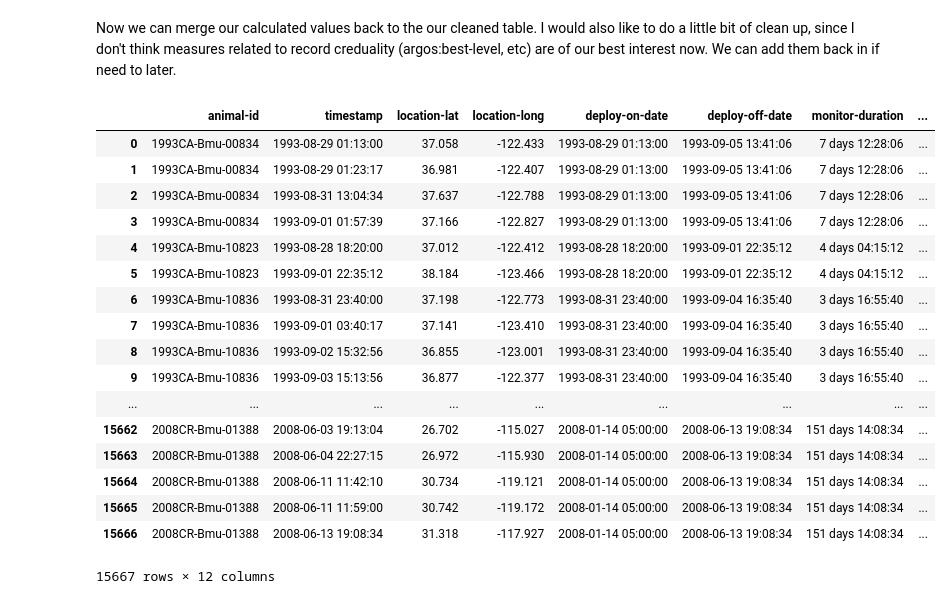
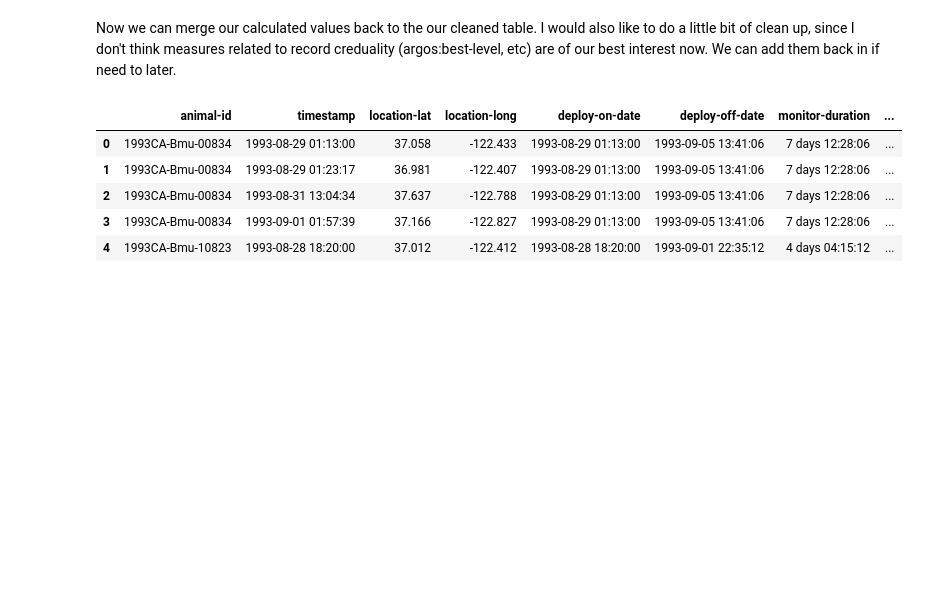
Before and after one commit to gigglypear/movebank_explore, a Jupyter notebook: code/Movebank Data Analysis Attempt.ipynb, the cells around one changed output. Drawn from its saved outputs; the diff is of its cells as text; code cells hidden in the pictures; blank space fills up the shorter version.

```diff
--- a/code/Movebank Data Analysis Attempt.ipynb
+++ b/code/Movebank Data Analysis Attempt.ipynb
@@ -557,26 +557,14 @@ Now we can merge our calculated values back to the our cleaned table. I would al
 # %%
 whale_simp = whale_clean.merge(id_vs_dis, left_on='animal-id',right_on='animal-id')
 whale_simp= whale_simp[['animal-id', 'timestamp', 'location-lat', 'location-long',
                         'deploy-on-date', 'deploy-off-date', 'monitor-duration',
                         'travel-dis','avg-dis-km-per-day','deploy-on-latitude',
                         'deploy-on-longitude', 'study-site']]
-whale_simp
+whale_simp.head()
 # %% [output]
 |  | animal-id | timestamp | location-lat | location-long | deploy-on-date | deploy-off-date | monitor-duration | ... |
 | 0 | 1993CA-Bmu-00834 | 1993-08-29 01:13:00 | 37.058 | -122.433 | 1993-08-29 01:13:00 | 1993-09-05 13:41:06 | 7 days 12:28:06 | ... |
 | 1 | 1993CA-Bmu-00834 | 1993-08-29 01:23:17 | 36.981 | -122.407 | 1993-08-29 01:13:00 | 1993-09-05 13:41:06 | 7 days 12:28:06 | ... |
 | 2 | 1993CA-Bmu-00834 | 1993-08-31 13:04:34 | 37.637 | -122.788 | 1993-08-29 01:13:00 | 1993-09-05 13:41:06 | 7 days 12:28:06 | ... |
 | 3 | 1993CA-Bmu-00834 | 1993-09-01 01:57:39 | 37.166 | -122.827 | 1993-08-29 01:13:00 | 1993-09-05 13:41:06 | 7 days 12:28:06 | ... |
 | 4 | 1993CA-Bmu-10823 | 1993-08-28 18:20:00 | 37.012 | -122.412 | 1993-08-28 18:20:00 | 1993-09-01 22:35:12 | 4 days 04:15:12 | ... |
-| 5 | 1993CA-Bmu-10823 | 1993-09-01 22:35:12 | 38.184 | -123.466 | 1993-08-28 18:20:00 | 1993-09-01 22:35:12 | 4 days 04:15:12 | ... |
-| 6 | 1993CA-Bmu-10836 | 1993-08-31 23:40:00 | 37.198 | -122.773 | 1993-08-31 23:40:00 | 1993-09-04 16:35:40 | 3 days 16:55:40 | ... |
-| 7 | 1993CA-Bmu-10836 | 1993-09-01 03:40:17 | 37.141 | -123.410 | 1993-08-31 23:40:00 | 1993-09-04 16:35:40 | 3 days 16:55:40 | ... |
-| 8 | 1993CA-Bmu-10836 | 1993-09-02 15:32:56 | 36.855 | -123.001 | 1993-08-31 23:40:00 | 1993-09-04 16:35:40 | 3 days 16:55:40 | ... |
-| 9 | 1993CA-Bmu-10836 | 1993-09-03 15:13:56 | 36.877 | -122.377 | 1993-08-31 23:40:00 | 1993-09-04 16:35:40 | 3 days 16:55:40 | ... |
-| ... | ... | ... | ... | ... | ... | ... | ... | ... |
-| 15662 | 2008CR-Bmu-01388 | 2008-06-03 19:13:04 | 26.702 | -115.027 | 2008-01-14 05:00:00 | 2008-06-13 19:08:34 | 151 days 14:08:34 | ... |
-| 15663 | 2008CR-Bmu-01388 | 2008-06-04 22:27:15 | 26.972 | -115.930 | 2008-01-14 05:00:00 | 2008-06-13 19:08:34 | 151 days 14:08:34 | ... |
-| 15664 | 2008CR-Bmu-01388 | 2008-06-11 11:42:10 | 30.734 | -119.121 | 2008-01-14 05:00:00 | 2008-06-13 19:08:34 | 151 days 14:08:34 | ... |
-| 15665 | 2008CR-Bmu-01388 | 2008-06-11 11:59:00 | 30.742 | -119.172 | 2008-01-14 05:00:00 | 2008-06-13 19:08:34 | 151 days 14:08:34 | ... |
-| 15666 | 2008CR-Bmu-01388 | 2008-06-13 19:08:34 | 31.318 | -117.927 | 2008-01-14 05:00:00 | 2008-06-13 19:08:34 | 151 days 14:08:34 | ... |
-15667 rows × 12 columns
```
Also changed, not shown: parts of 3 cells of this notebook.
